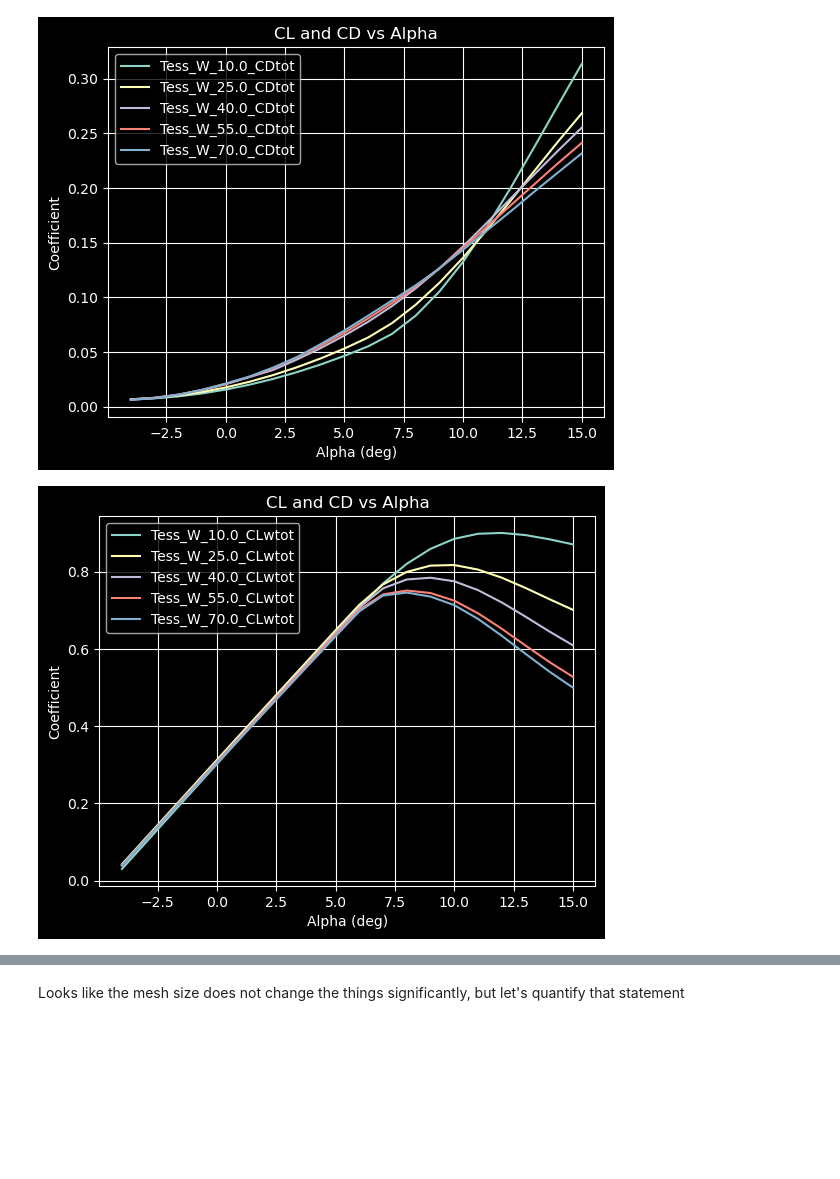
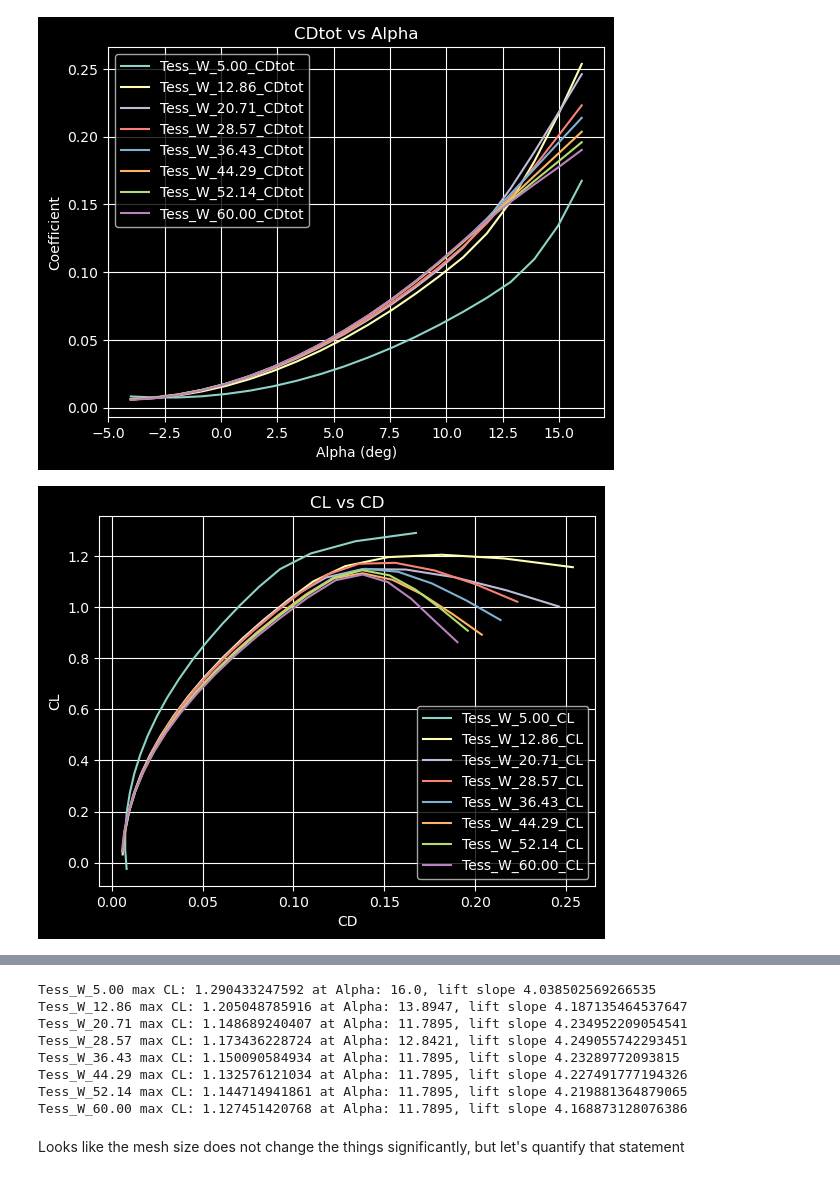
Before and after one commit to UavYuriyS/ad_assignments, a Jupyter notebook: assignment1/vsp_analysis.ipynb, the cells around one changed output, grey strips where cells are left out. Cells and saved outputs as stored; diff of their text form; code cells hidden in the pictures; blank space fills up the shorter version.

```diff
--- a/assignment1/vsp_analysis.ipynb
+++ b/assignment1/vsp_analysis.ipynb
@@ -15,12 +10,13 @@ from matplotlib import pyplot as plt
 from assignment1.utils.vsp_manager import VspManager, AnalysisSettings
 # %%
-#to_get = ['Alpha', 'CLtot']#, 'CDtot']
-to_get = ['Alpha', 'CLtot', 'CDtot', 'CLwtot', 'CDwtot']
+to_get = ['Alpha', 'CLtot', 'CDtot']
 
 vsp_file = Path('wing_assignment.vsp3')
 aero_path = Path('~/Downloads/OpenVSP-3.48.1-win64').expanduser()
 manager = VspManager(aero_path, vsp_file)
 
 analysis_name = "VSPAEROSweep"
-
+thin_set_analysis = "VSPAEROComputeGeometry"
+manager.set_simulation_setting(AnalysisSettings(geom="WingGeom", analysis=thin_set_analysis, name="GeomSet"), 0)
+manager.set_simulation_setting(AnalysisSettings(geom="WingGeom", analysis=thin_set_analysis, name="ThinGeomSet"), -1)
 manager.setup_analysis()
@@ -41 +83,13 @@ To get a Reynolds number of $3.0 \cdot 10^{6}$ the following parameters are used
+# %%
+# And some constants
+MIN_U = 5
+MIN_W = 5
+DEFAULT_U = 20
+DEFAULT_W = 20
+MAX_U = 60
+MAX_W = 60
+N_POINTS = 8
+MAX_2D_CL = 1.41
+EXP_LIFT_SLOPE = 6.0876765733
+EXP_STALL_AOA = 10
 # %%
@@ -96,15 +132,9 @@ For that effect, evaluate
 
 P.S. this task is one of the most CPU-frying tasks of this assignment. The three cells below take a long time to run. It's normal.
 # %%
-DEFAULT_U = 5
-DEFAULT_W = 5
-MAX_U = 90
-MAX_W = 90
-N_POINTS = 6
-
 manager.set_simulation_setting(AnalysisSettings(geom="WingGeom", analysis=analysis_name, name="SectTess_U"), DEFAULT_U)
 manager.set_simulation_setting(AnalysisSettings(geom="WingGeom", analysis=analysis_name, name="Tess_W"), DEFAULT_W)
 
-_as1 = AnalysisSettings(geom="WingGeom", analysis=analysis_name, name="SectTess_U", start=DEFAULT_U, end=MAX_U, num=N_POINTS)
-_as2 = AnalysisSettings(geom="WingGeom", analysis=analysis_name, name="Tess_W", start=DEFAULT_W, end=MAX_W, num=N_POINTS)
+_as1 = AnalysisSettings(geom="WingGeom", analysis=analysis_name, name="SectTess_U", start=MIN_U, end=MAX_U, num=N_POINTS)
+_as2 = AnalysisSettings(geom="WingGeom", analysis=analysis_name, name="Tess_W", start=MIN_W, end=MAX_W, num=N_POINTS)
 data_t2_chord = manager.sweep_analysis(_as1, to_get)
@@ -173,5 +145,6 @@ SETUP 2
 # %%
 alphas = data_t1['Alpha']
+
 for plot_label in to_get[1:]:
     for k,v in data_t2_span.items():
         for label, data_t2 in v.items():
@@ -179,8 +152,21 @@ for plot_label in to_get[1:]:
                 plt.plot(alphas, data_t2, label=f"{k}_{label}")
     plt.xlabel("Alpha (deg)")
     plt.ylabel("Coefficient")
-    plt.title("CL and CD vs Alpha")
+    plt.title(f"{plot_label} vs Alpha")
     plt.legend()
     plt.grid()
     plt.show()
+
+
+for k, v in data_t2_span.items():
+    plt.plot(v['CDtot'], v['CLtot'], label=f"{k}_CL")
+plt.xlabel("CD")
+plt.ylabel("CL")
+plt.title(f"CL vs CD")
+plt.legend()
+plt.grid()
+plt.show()
+
+for k, v in data_t2_span.items():
+    print(f"{k} max CL: {get_max_cl(v)} at Alpha: {get_alpha_at_max_cl(v)}, lift slope {get_lift_slope(v)}")
 # %% [output]
@@ -188,2 +174,2 @@ for plot_label in to_get[1:]:
-[figure, old version]
+[figure, new version]
-[figure, old version]
+[figure, new version]
@@ -191,3 +176,11 @@ for plot_label in to_get[1:]:
+Tess_W_5.00 max CL: 1.290433247592 at Alpha: 16.0, lift slope 4.038502569266535
+Tess_W_12.86 max CL: 1.205048785916 at Alpha: 13.8947, lift slope 4.187135464537647
+Tess_W_20.71 max CL: 1.148689240407 at Alpha: 11.7895, lift slope 4.234952209054541
+Tess_W_28.57 max CL: 1.173436228724 at Alpha: 12.8421, lift slope 4.249055742293451
+Tess_W_36.43 max CL: 1.150090584934 at Alpha: 11.7895, lift slope 4.23289772093815
+Tess_W_44.29 max CL: 1.132576121034 at Alpha: 11.7895, lift slope 4.227491777194326
+Tess_W_52.14 max CL: 1.144714941861 at Alpha: 11.7895, lift slope 4.219881364879065
+Tess_W_60.00 max CL: 1.127451420768 at Alpha: 11.7895, lift slope 4.168873128076386
 # %% [markdown]
 Looks like the mesh size does not change the things significantly, but let's quantify that statement
 # %%
```
Also changed, not shown: parts of 22 cells of this notebook, 7 other files.
